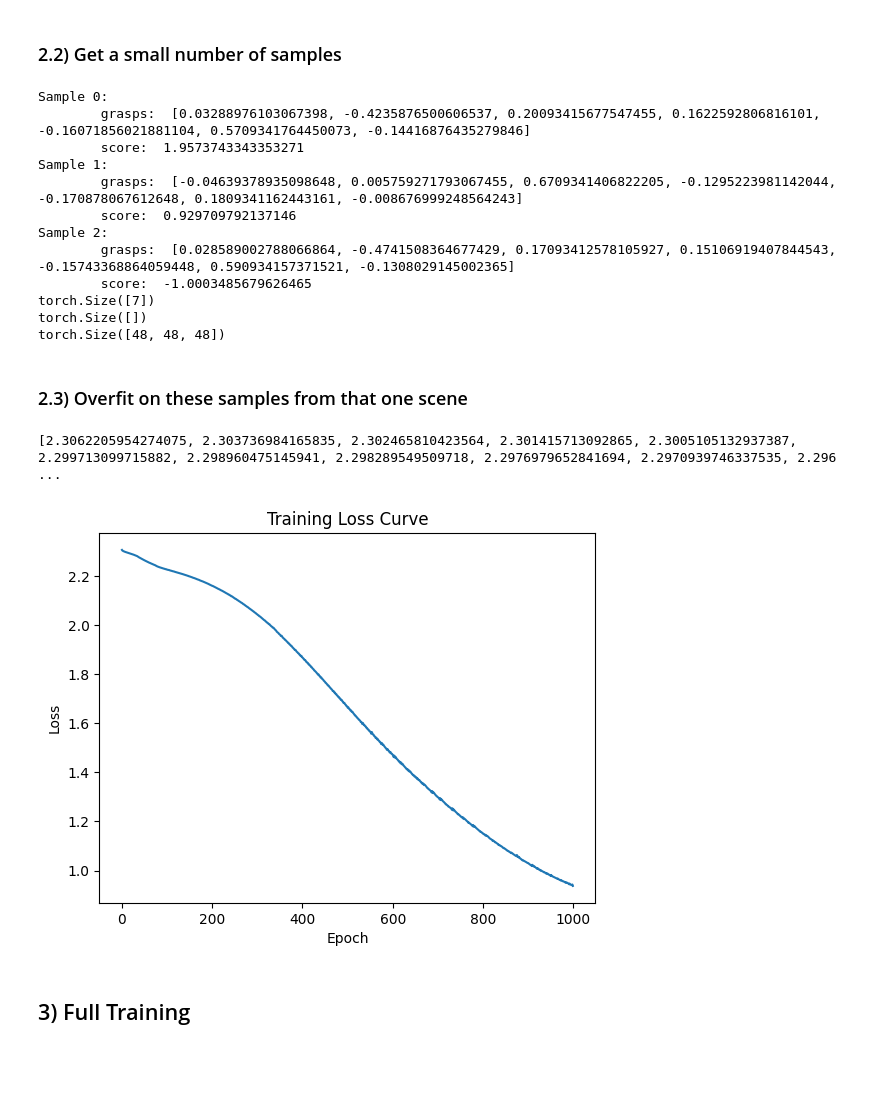
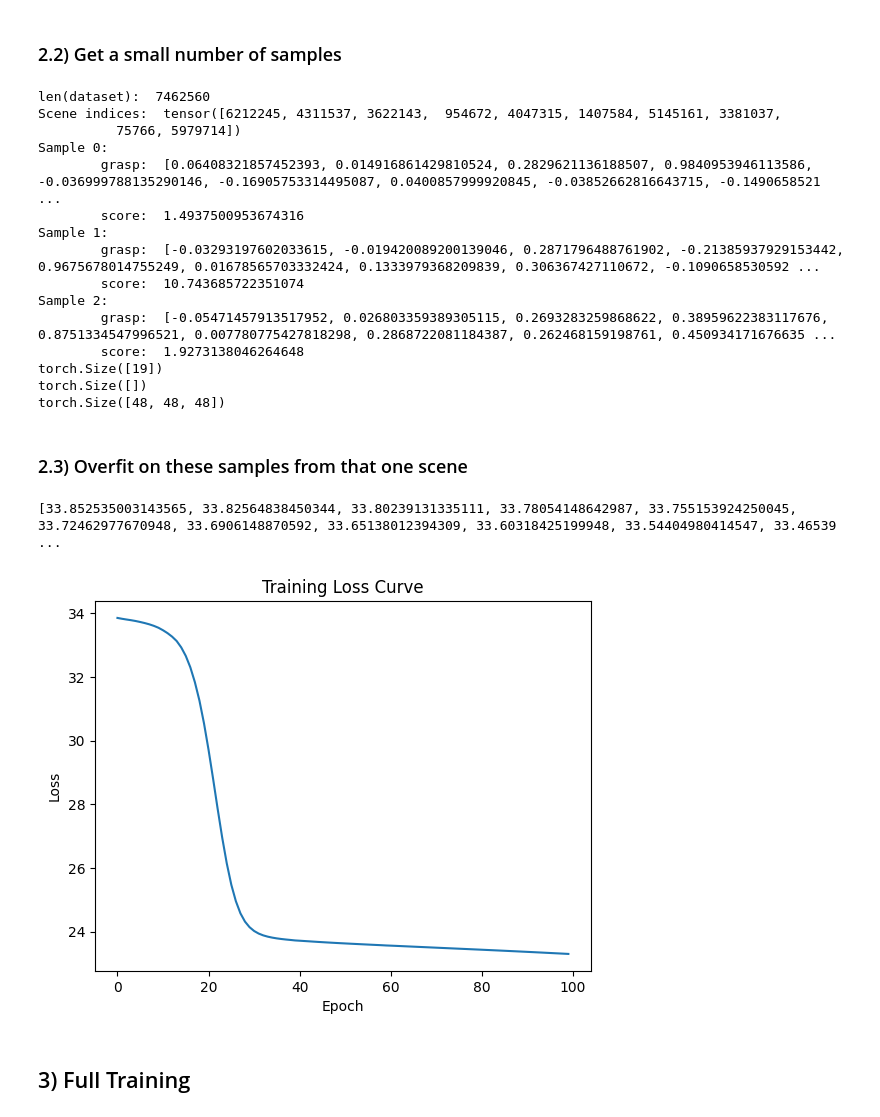
Before and after one commit to hannesill/grasp-quality, a Jupyter notebook: train.ipynb, the cells around one changed output. Cells and saved outputs as stored; diff of their text form; code cells hidden in the pictures; blank space fills up the shorter version.

Commit message:
7 to 19 dim input and one sample is a scene with one grasp-score pair

```diff
--- a/train.ipynb
+++ b/train.ipynb
@@ -10,7 +10,7 @@ data_path = Path('data/processed')
 dataset = GraspDataset(data_path)
 
 # Get a single sample
-sample = dataset[0]
+sample = dataset[1]
 
 # Print available keys
 print("Sample contains the following keys:")
@@ -20,11 +20,15 @@ for key in sample.keys():
 # Print tensor shapes and data types
 print("\nShapes:")
 for key, tensor in sample.items():
+    if key == "scene_idx" or key == "grasp_idx":
+        continue
     print(f"{key}: {tensor.shape}")
 
 # Basic statistics for numerical tensors
 print("\nBasic statistics:")
 for key, tensor in sample.items():
+    if key == "scene_idx" or key == "grasp_idx" or key == "score":
+        continue
     if torch.is_floating_point(tensor):
         print(f"{key}:")
         print(f"  Min: {tensor.min().item():.4f}")
@@ -32,6 +36,8 @@ for key, tensor in sample.items():
         print(f"  Mean: {tensor.mean().item():.4f}")
         print(f"  Std: {tensor.std().item():.4f}")
         print()
+
+print(f"Score: {sample['score']}")
 # %% [output]
 Sample contains the following keys:
 - sdf
@@ -84,80 +92,83 @@ Number of parameters: 1218977
 data_path = Path('data/processed')
 
 dataset = GraspDataset(data_path)
+print("len(dataset): ", len(dataset))
 
-scene = dataset[0]
-
-def get_samples(scene, num_samples):
+def get_samples(dataset, num_samples):
     # Get num_samples many unique indices
-    indices = torch.randperm(len(scene['grasps']))[:num_samples]
+    indices = torch.randperm(len(dataset))[:num_samples]
     samples = []
+    print("Scene indices: ", indices)
     for i in indices:
-        sample = {
-            'grasps': scene['grasps'][i].float().to(device),
-            'scores': scene['scores'][i].float().to(device),
-            'sdf': scene['sdf'].float().to(device)
-        }
+        # Choose random grasp from scene
+        sample = dataset[i]
         samples.append(sample)
     return samples
 
-samples = get_samples(scene, 10)
+samples = get_samples(dataset, 10)
 
 for i, sample in enumerate(samples[:3]):
     print(f"Sample {i}:")
-    print("\tgrasps: ", sample['grasps'].tolist())
-    print("\tscore: ", sample['scores'].item())
+    print("\tgrasp: ", sample['grasp'].tolist())
+    print("\tscore: ", sample['score'].item())
 
 
-print(samples[0]['grasps'].shape)
-print(samples[0]['scores'].shape)
+print(samples[0]['grasp'].shape)
+print(samples[0]['score'].shape)
 print(samples[0]['sdf'].shape)
 # %% [output]
+len(dataset):  7462560
+Scene indices:  tensor([6212245, 4311537, 3622143,  954672, 4047315, 1407584, 5145161, 3381037,
+          75766, 5979714])
 Sample 0:
-        grasps:  [0.03288976103067398, -0.4235876500606537, 0.20093415677547455, 0.1622592806816101, -0.16071856021881104, 0.5709341764450073, -0.14416876435279846]
-        score:  1.9573743343353271
+        grasp:  [0.06408321857452393, 0.014916861429810524, 0.2829621136188507, 0.9840953946113586, -0.036999788135290146, -0.16905753314495087, 0.0400857999920845, -0.03852662816643715, -0.1490658521 ...
+        score:  1.4937500953674316
 Sample 1:
-        grasps:  [-0.04639378935098648, 0.005759271793067455, 0.6709341406822205, -0.1295223981142044, -0.170878067612648, 0.1809341162443161, -0.008676999248564243]
-        score:  0.929709792137146
+        grasp:  [-0.03293197602033615, -0.019420089200139046, 0.2871796488761902, -0.21385937929153442, 0.9675678014755249, 0.01678565703332424, 0.1333979368209839, 0.306367427110672, -0.1090658530592 ...
+        score:  10.743685722351074
 Sample 2:
-        grasps:  [0.028589002788066864, -0.4741508364677429, 0.17093412578105927, 0.15106919407844543, -0.15743368864059448, 0.590934157371521, -0.1308029145002365]
-        score:  -1.0003485679626465
-torch.Size([7])
+        grasp:  [-0.05471457913517952, 0.026803359389305115, 0.2693283259868622, 0.38959622383117676, 0.8751334547996521, 0.007780775427818298, 0.2868722081184387, 0.262468159198761, 0.450934171676635 ...
+        score:  1.9273138046264648
+torch.Size([19])
 torch.Size([])
 torch.Size([48, 48, 48])
 # %% [markdown]
 ### 2.3) Overfit on these samples from that one scene
 # %%
-EPOCHS = 1000
+EPOCHS = 100
 
 losses = []
+
+# Play around with the learning rate and run this cell multiple times
+# to see how it affects the loss curve
 optimizer = torch.optim.Adam(model.parameters(), lr=1e-5)
 criterion = torch.nn.MSELoss()
 
-for epoch in range(EPOCHS):
+for epoch in tqdm(range(EPOCHS)):
     epoch_loss = 0.0
     for sample in samples:
         optimizer.zero_grad()
         sdf_features = model.encode_sdf(sample['sdf'])
-        flattened_features = torch.cat([sdf_features, sample['grasps']])
+        flattened_features = torch.cat([sdf_features, sample['grasp']])
         pred_quality = model(flattened_features).squeeze()
-        loss = criterion(pred_quality, sample['scores'])
+        loss = criterion(pred_quality, sample['score'])
         loss.backward()
         optimizer.step()
         epoch_loss += loss.item()
 
     epoch_loss /= len(samples)
     losses.append(epoch_loss)
 
 print(losses)
 
 plt.plot(losses)
 plt.xlabel('Epoch')
 plt.ylabel('Loss')
 plt.title('Training Loss Curve')
 plt.show()
 # %% [output]
-[2.3062205954274075, 2.303736984165835, 2.302465810423564, 2.301415713092865, 2.3005105132937387, 2.299713099715882, 2.298960475145941, 2.298289549509718, 2.2976979652841694, 2.2970939746337535, 2.296 ...
+[33.852535003143565, 33.82564838450344, 33.80239131335111, 33.78054148642987, 33.755153924250045, 33.72462977670948, 33.6906148870592, 33.65138012394309, 33.60318425199948, 33.54404980414547, 33.46539 ...
-[figure, old version]
+[figure, new version]
 # %% [markdown]
 ## 3) Full Training
 # %% [markdown]
```
Also changed, not shown: parts of 5 cells of this notebook, 3 other files.
